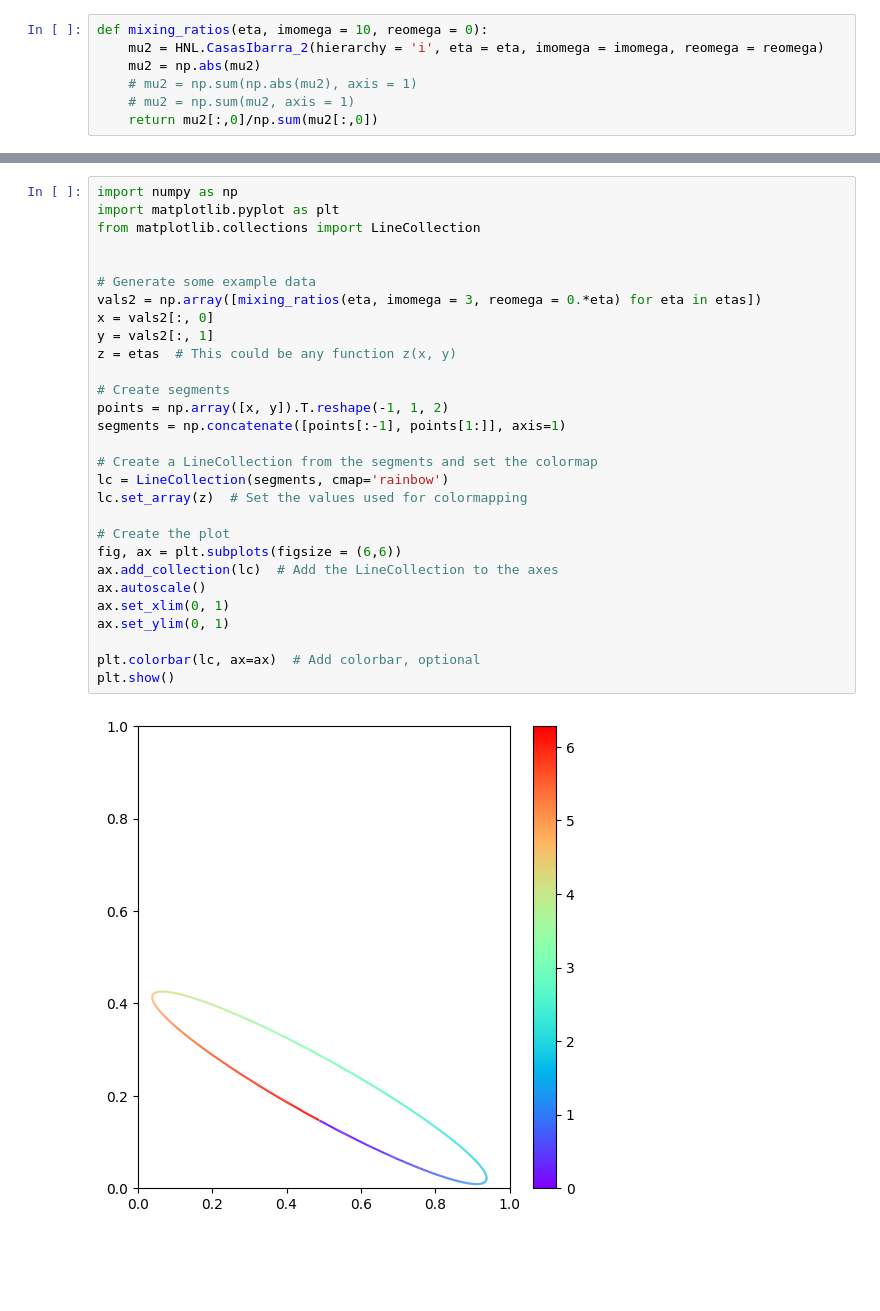
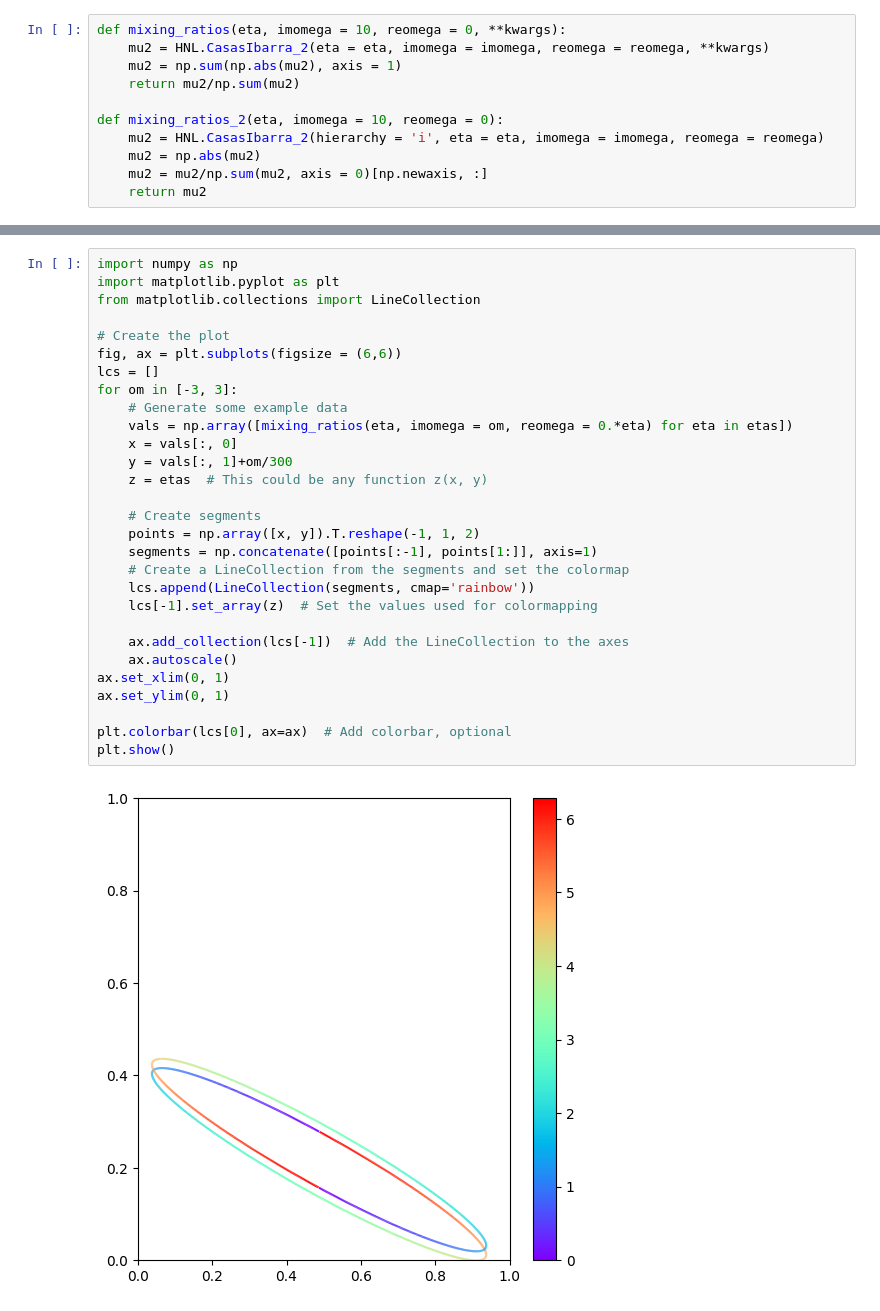
Before and after one commit to omikulen/modeltesting, a Jupyter notebook: test.ipynb, the cells around one changed output, grey strips where cells are left out. Saved outputs shown, nothing was run; the diff lists cells and outputs as text; blank space fills up the shorter version.

```diff
--- a/test.ipynb
+++ b/test.ipynb
@@ -4,7 +37,11 @@ from modeltesting import neutrinos as HNL
 # %%
-def mixing_ratios(eta, imomega = 10, reomega = 0):
+def mixing_ratios(eta, imomega = 10, reomega = 0, **kwargs):
+    mu2 = HNL.CasasIbarra_2(eta = eta, imomega = imomega, reomega = reomega, **kwargs)
+    mu2 = np.sum(np.abs(mu2), axis = 1)
+    return mu2/np.sum(mu2)
+
+def mixing_ratios_2(eta, imomega = 10, reomega = 0):
     mu2 = HNL.CasasIbarra_2(hierarchy = 'i', eta = eta, imomega = imomega, reomega = reomega)
     mu2 = np.abs(mu2)
-    # mu2 = np.sum(np.abs(mu2), axis = 1)
-    # mu2 = np.sum(mu2, axis = 1)
-    return mu2[:,0]/np.sum(mu2[:,0])
+    mu2 = mu2/np.sum(mu2, axis = 0)[np.newaxis, :]
+    return mu2
@@ -25,31 +131,31 @@ plt.show()
 # %%
 import numpy as np
 import matplotlib.pyplot as plt
 from matplotlib.collections import LineCollection
 
-
-# Generate some example data
-vals2 = np.array([mixing_ratios(eta, imomega = 3, reomega = 0.*eta) for eta in etas])
-x = vals2[:, 0]
-y = vals2[:, 1]
-z = etas  # This could be any function z(x, y)
-
-# Create segments
-points = np.array([x, y]).T.reshape(-1, 1, 2)
-segments = np.concatenate([points[:-1], points[1:]], axis=1)
-
-# Create a LineCollection from the segments and set the colormap
-lc = LineCollection(segments, cmap='rainbow')
-lc.set_array(z)  # Set the values used for colormapping
-
 # Create the plot
 fig, ax = plt.subplots(figsize = (6,6))
-ax.add_collection(lc)  # Add the LineCollection to the axes
-ax.autoscale()
+lcs = []
+for om in [-3, 3]:
+    # Generate some example data
+    vals = np.array([mixing_ratios(eta, imomega = om, reomega = 0.*eta) for eta in etas])
+    x = vals[:, 0]
+    y = vals[:, 1]+om/300
+    z = etas  # This could be any function z(x, y)
+
+    # Create segments
+    points = np.array([x, y]).T.reshape(-1, 1, 2)
+    segments = np.concatenate([points[:-1], points[1:]], axis=1)
+    # Create a LineCollection from the segments and set the colormap
+    lcs.append(LineCollection(segments, cmap='rainbow'))
+    lcs[-1].set_array(z)  # Set the values used for colormapping
+
+    ax.add_collection(lcs[-1])  # Add the LineCollection to the axes
+    ax.autoscale()
 ax.set_xlim(0, 1)
 ax.set_ylim(0, 1)
 
-plt.colorbar(lc, ax=ax)  # Add colorbar, optional
+plt.colorbar(lcs[0], ax=ax)  # Add colorbar, optional
 plt.show()
 # %% [output]
-[figure, old version]
+[figure, new version]
```
Also changed, not shown: parts of 9 cells of this notebook, 2 other files.
